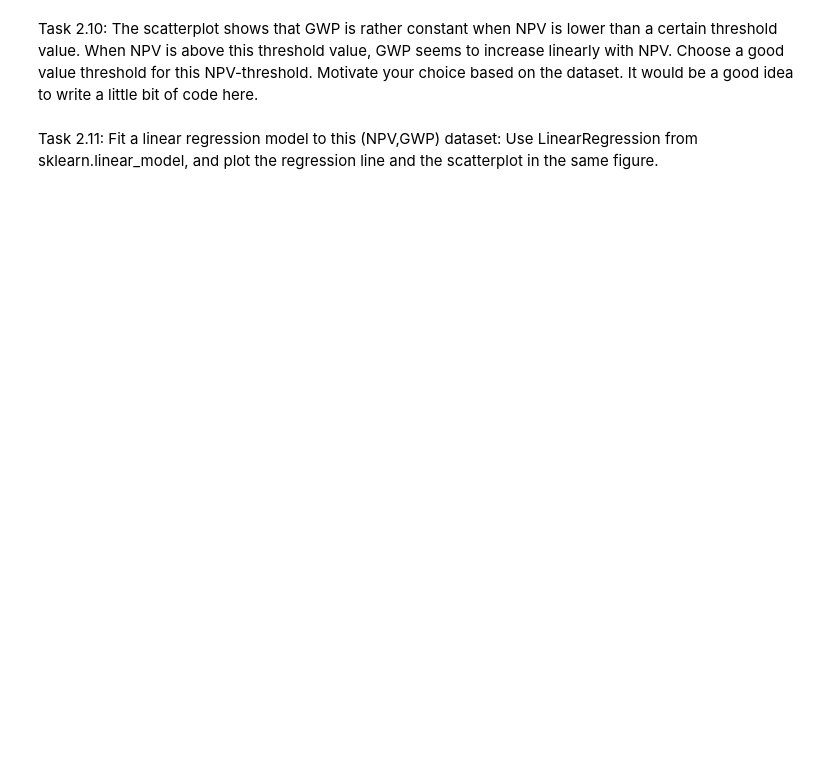
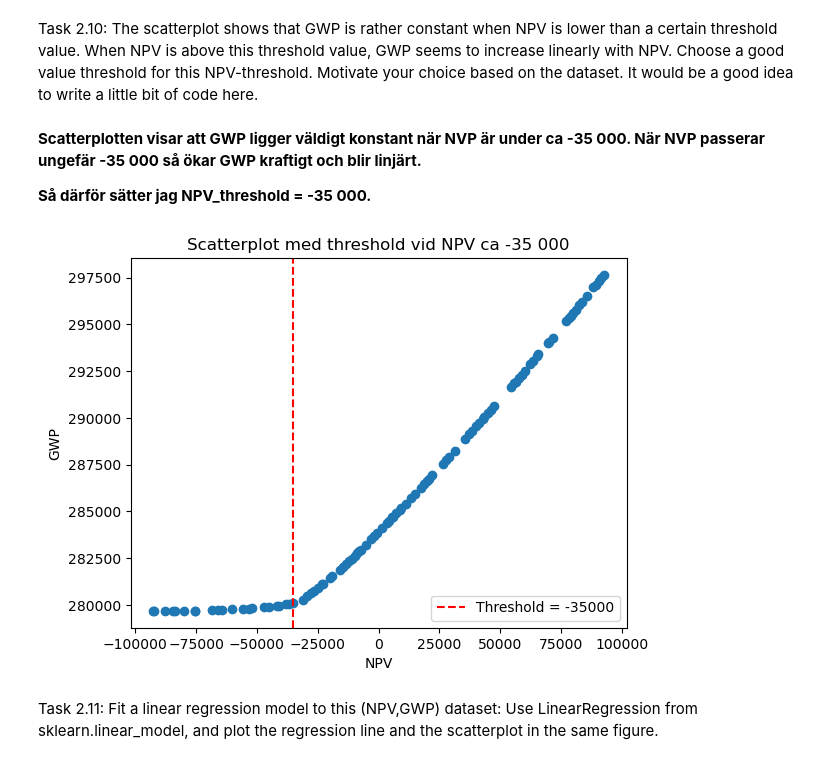
Before and after one commit to Wind-bytes/Regression-grupp29, a Jupyter notebook: Regression lab-1.ipynb, the cells around one changed output. Saved outputs shown, nothing was run; the diff lists cells and outputs as text; code cells hidden in the pictures; blank space fills up the shorter version.

```diff
--- a/Regression lab-1.ipynb
+++ b/Regression lab-1.ipynb
@@ -97,4 +151,21 @@ Task 2.9: For the GWP against NPV dataset that you just (scatter)plotted, what i
 # %% [markdown]
 Task 2.10: The scatterplot shows that GWP is rather constant when NPV is lower than a certain threshold value. When NPV is above this threshold value, GWP seems to increase linearly with NPV. Choose a good value threshold for this NPV-threshold. Motivate your choice based on the dataset. It would be a good idea to write a little bit of code here.
+# %% [markdown]
+**Scatterplotten visar att GWP ligger väldigt konstant när NVP är under ca -35 000. När NVP passerar ungefär -35 000 så ökar GWP kraftigt och blir linjärt.**
+
+**Så därför sätter jag NPV_threshold = -35 000.**
+# %%
+threshold = -35000
+
+
+plt.scatter(x, y)
+plt.axvline(threshold, color='red', linestyle='--', label=f"Threshold = {threshold}")
+plt.xlabel("NPV")
+plt.ylabel("GWP")
+plt.title("Scatterplot med threshold vid NPV ca -35 000")
+plt.legend()
+plt.show()
+# %% [output]
+[figure, added]
 # %% [markdown]
 Task 2.11: Fit a linear regression model to this (NPV,GWP) dataset: Use LinearRegression from sklearn.linear_model, and plot the regression line and the scatterplot in the same figure.
```
Also changed, not shown: parts of 19 cells of this notebook.
